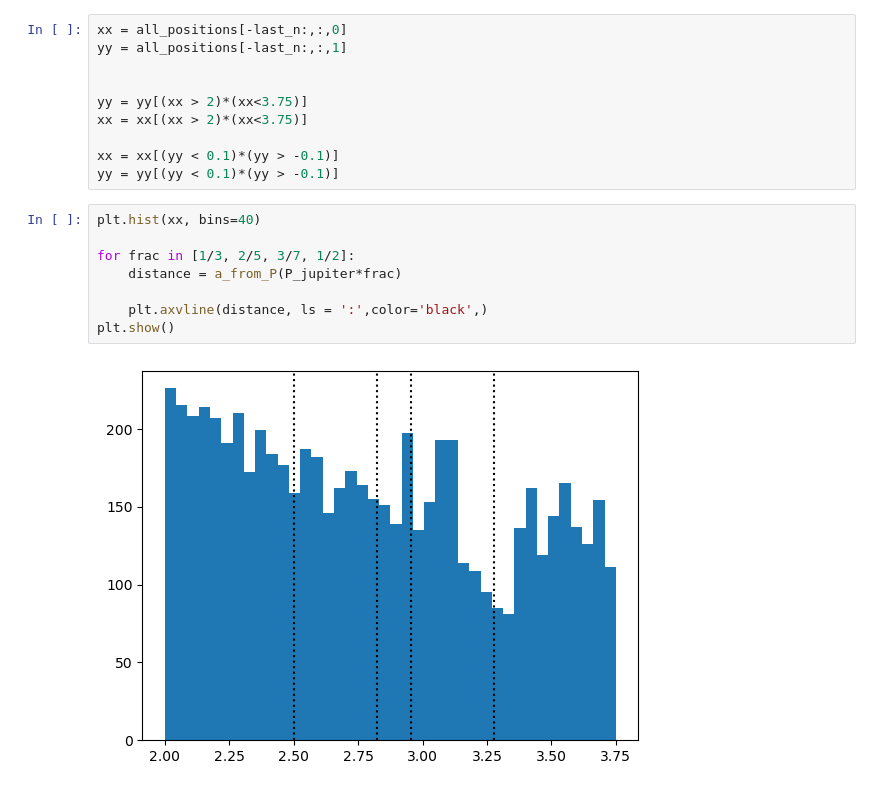
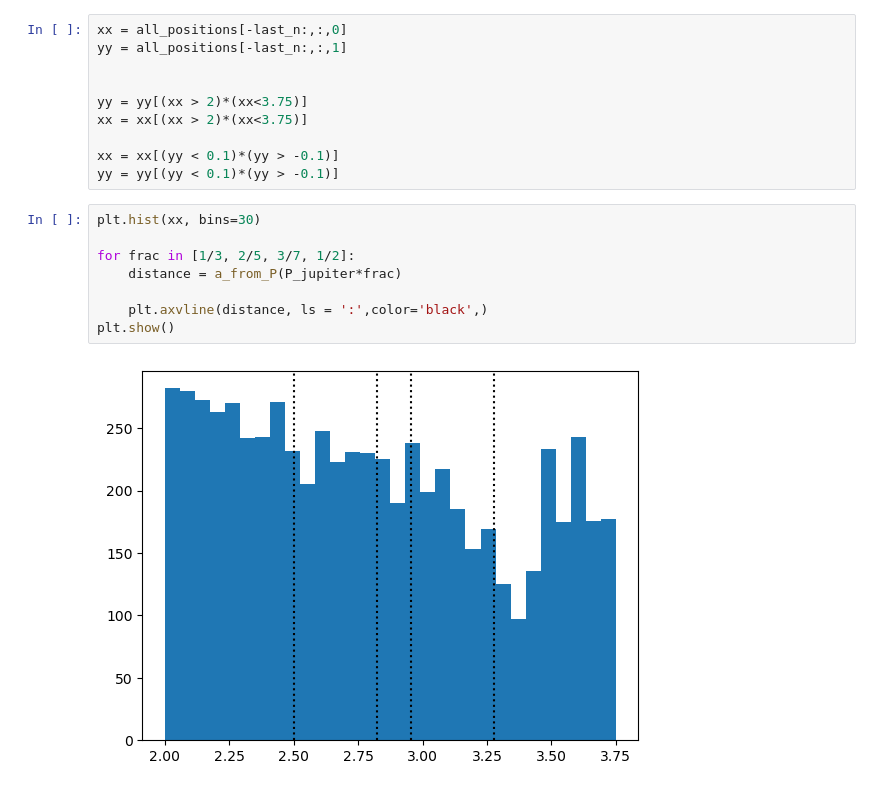
Before and after one commit to JakobSchauser/MscPhysics, a Jupyter notebook: ComputationalAstrophysics/Exam/trying_own_way.ipynb, the cells around one changed output. Saved outputs shown, nothing was run; the diff lists cells and outputs as text.

```diff
--- a/ComputationalAstrophysics/Exam/trying_own_way.ipynb
+++ b/ComputationalAstrophysics/Exam/trying_own_way.ipynb
@@ -300,12 +373,12 @@ xx = xx[(xx > 2)*(xx<3.75)]
 xx = xx[(yy < 0.1)*(yy > -0.1)]
 yy = yy[(yy < 0.1)*(yy > -0.1)]
 # %%
-plt.hist(xx, bins=40)
+plt.hist(xx, bins=30)
 
 for frac in [1/3, 2/5, 3/7, 1/2]:
     distance = a_from_P(P_jupiter*frac)
 
     plt.axvline(distance, ls = ':',color='black',)
 plt.show()
 # %% [output]
-[figure, old version]
+[figure, new version]
```
Also changed, not shown: parts of 9 cells of this notebook, 2 other files.
